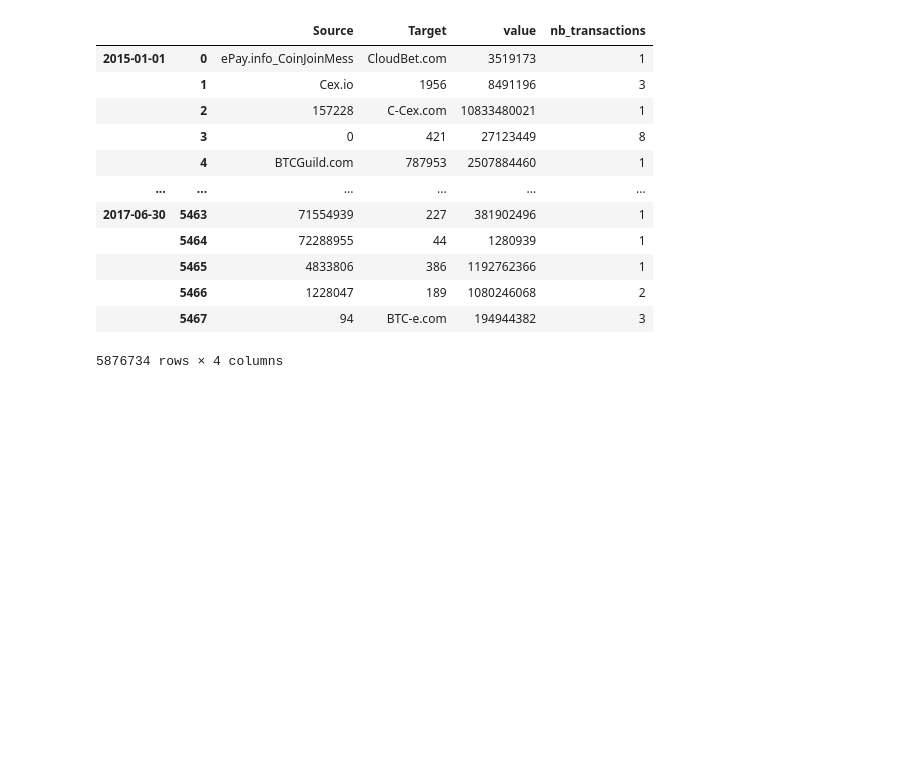
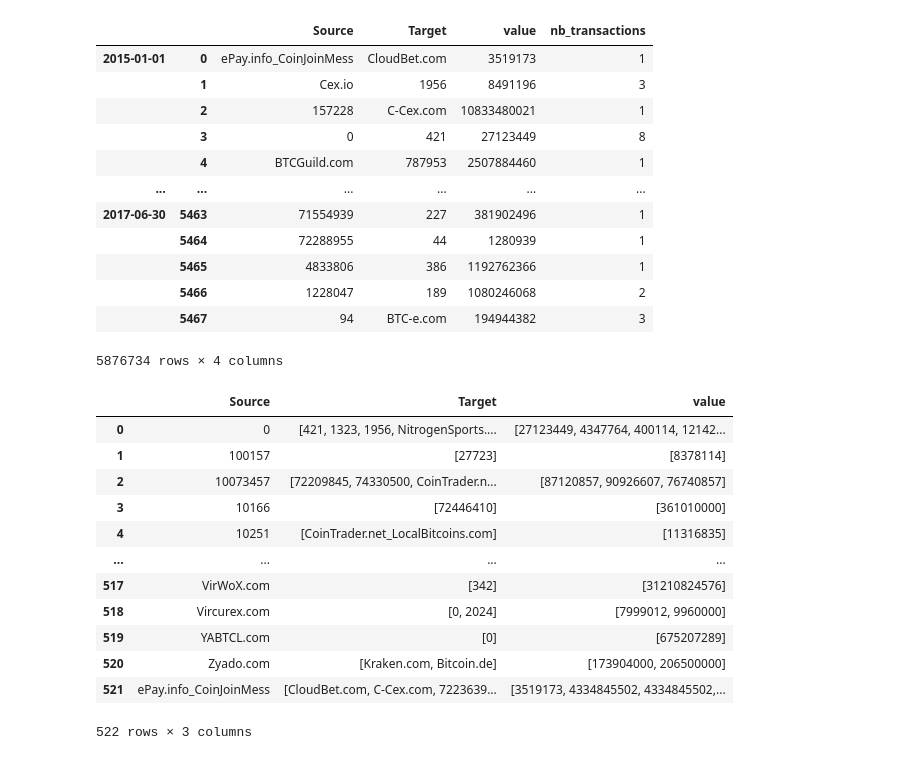
Before and after one commit to Coartix/BigDataDefiEGC, a Jupyter notebook: Project Bitcoin.ipynb, the cells around one changed output. Cells and saved outputs as stored; diff of their text form; code cells hidden in the pictures; blank space fills up the shorter version.

```diff
--- a/Project Bitcoin.ipynb
+++ b/Project Bitcoin.ipynb
@@ -28,3 +34,33 @@ compA
 |  | 5466 | 1228047 | 189 | 1080246068 | 2 |
 |  | 5467 | 94 | BTC-e.com | 194944382 | 3 |
 5876734 rows × 4 columns
+# %%
+# keep only 2015/01/01
+compA2015 = compA.loc['2015-01-01']
+
+# make a df of the actors and an edge list of their target
+
+adjacency_list = compA2015.groupby('Source').agg({'Target': lambda x: list(x), 'value': lambda x: list(x)})
+
+# make the index a column
+adjacency_list.reset_index(inplace=True)
+
+# set the index to a list of numbers
+adjacency_list.index = range(len(adjacency_list))
+
+
+adjacency_list
+# %% [output]
+|  | Source | Target | value |
+| 0 | 0 | [421, 1323, 1956, NitrogenSports.... | [27123449, 4347764, 400114, 12142... |
+| 1 | 100157 | [27723] | [8378114] |
+| 2 | 10073457 | [72209845, 74330500, CoinTrader.n... | [87120857, 90926607, 76740857] |
+| 3 | 10166 | [72446410] | [361010000] |
+| 4 | 10251 | [CoinTrader.net_LocalBitcoins.com] | [11316835] |
+| ... | ... | ... | ... |
+| 517 | VirWoX.com | [342] | [31210824576] |
+| 518 | Vircurex.com | [0, 2024] | [7999012, 9960000] |
+| 519 | YABTCL.com | [0] | [675207289] |
+| 520 | Zyado.com | [Kraken.com, Bitcoin.de] | [173904000, 206500000] |
+| 521 | ePay.info_CoinJoinMess | [CloudBet.com, C-Cex.com, 7223639... | [3519173, 4334845502, 4334845502,... |
+522 rows × 3 columns
```
Also changed, not shown: parts of 2 cells of this notebook, 2 other files.
